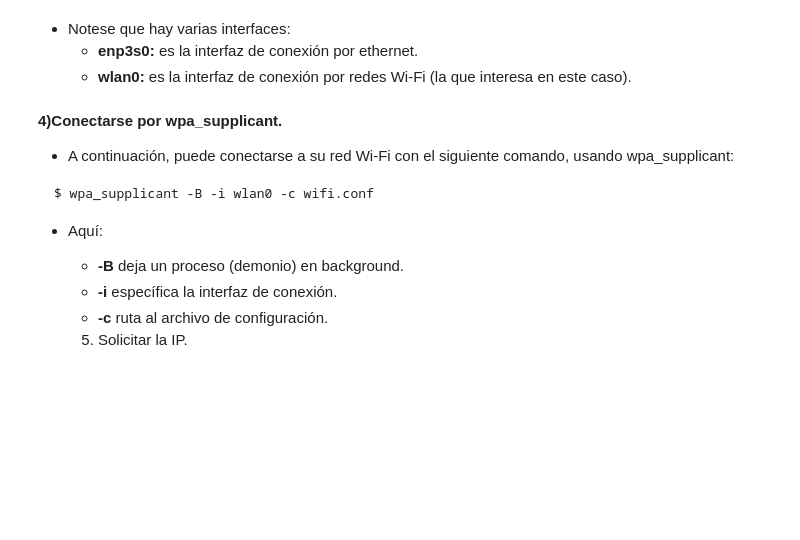
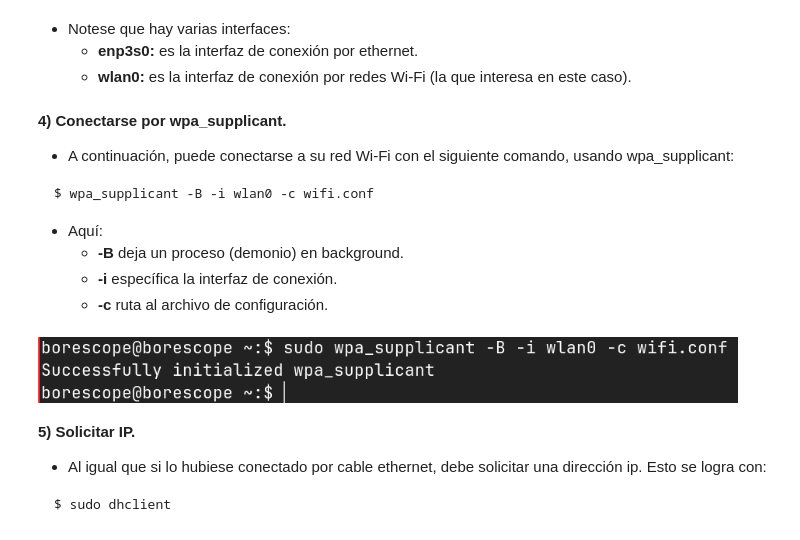
Before and after one commit to marcosgatica2003/CIII, a Jupyter notebook: ubuntuServerBorescopeConfig.ipynb, the cells around one changed output. Saved outputs shown, nothing was run; the diff lists cells and outputs as text; code cells hidden in the pictures; blank space fills up the shorter version.

````diff
--- a/ubuntuServerBorescopeConfig.ipynb
+++ b/ubuntuServerBorescopeConfig.ipynb
@@ -216,7 +216,7 @@ Image('iplinkOutput.png', width=1000)
   * **enp3s0:** es la interfaz de conexión por ethernet.
   * **wlan0:** es la interfaz de conexión por redes Wi-Fi (la que interesa en este caso).
 # %% [markdown]
-**4)Conectarse por wpa_supplicant.**
+**4) Conectarse por wpa_supplicant.**
 * A continuación, puede conectarse a su red Wi-Fi con el siguiente comando, usando wpa_supplicant:
 
 
@@ -227,9 +227,16 @@ $ wpa_supplicant -B -i wlan0 -c wifi.conf
   * **-B** deja un proceso (demonio) en background.
   * **-i** específica la interfaz de conexión.
   * **-c** ruta al archivo de configuración.
-
-
-
-
-
-  5. Solicitar la IP.
+# %%
+from IPython.display import Image
+Image('outputWpa_supplicant.png', width=700)
+# %% [output]
+[figure, added]
+# %% [markdown]
+**5) Solicitar IP.**
+* Al igual que si lo hubiese conectado por cable ethernet, debe solicitar una dirección ip. Esto se logra con:
+
+
+```
+$ sudo dhclient
+```
````
Also changed, not shown: parts of 3 cells of this notebook.
